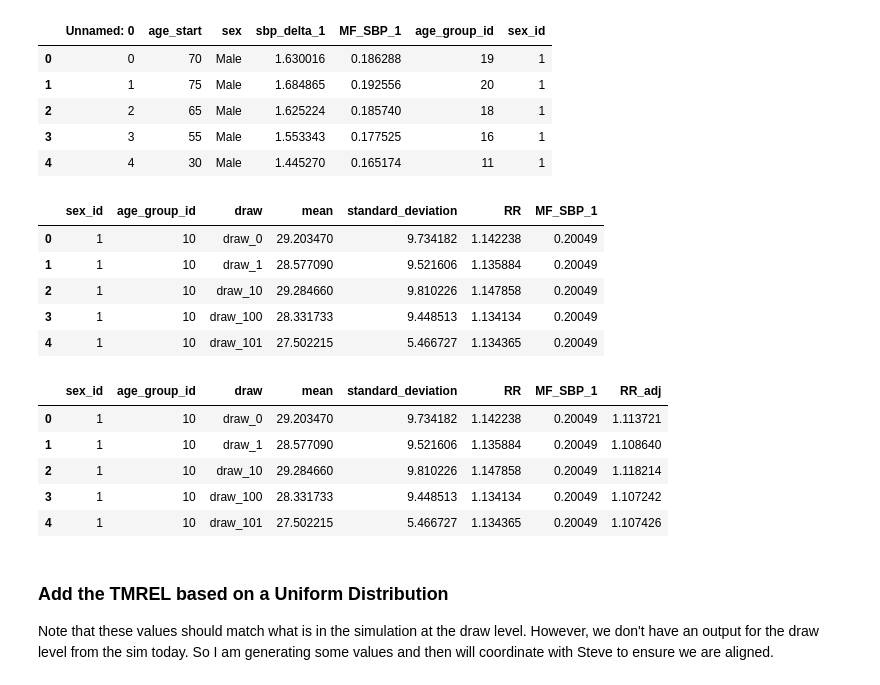
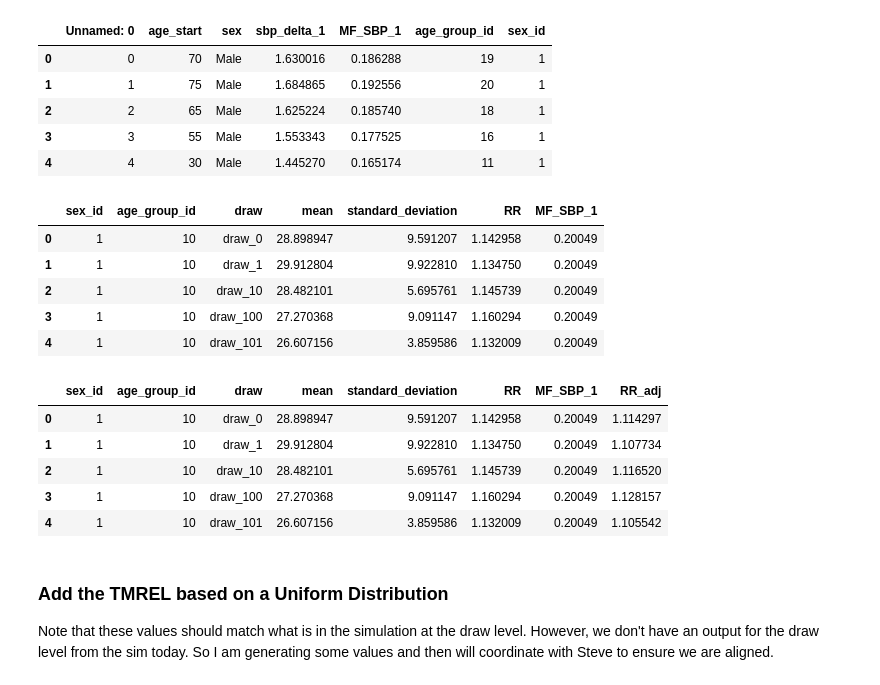
Before and after one commit to ihmeuw/vivarium_research_nih_us_cvd, a Jupyter notebook: PAF_calculations.ipynb, the cells around one changed output. Saved outputs shown, nothing was run; the diff lists cells and outputs as text; code cells hidden in the pictures.

```diff
--- a/PAF_calculations.ipynb
+++ b/PAF_calculations.ipynb
@@ -96,8 +96,8 @@ w_beta = weights['betasr']
 w_mirror_gamma = weights['mgamma']
 w_mirror_gumbel = weights['mgumbel']
 # %%
-params = get_draws(release_id=9,
-         year_id=2021,
+params = get_draws(release_id=6,
+         year_id=2019,
          sex_id=[1,2],
          location_id=523,
          age_group_id=[10,11,12,13,14,15,16,17,18,19,20,30,31,32],
@@ -123 +123,14 @@ data.head()
+# %%
+new_data = pd.DataFrame()
+for i in range(3):
+    for j in range(data.age_group_id.nunique()):
+        age_group_id = data.age_group_id.unique()[j]
+        data_current = data.loc[(data.sex_id == i) & (data.age_group_id == age_group_id)]
+        data_current_reasonable = data_current.standard_deviation.loc[data_current.standard_deviation < 15]
+        for k in range(len(data_current)):
+            if data_current.standard_deviation.iloc[k] > 15:
+                y = random.sample(data_current_reasonable.tolist(),50)
+                avg = np.mean(y)
+                data_current.standard_deviation.iloc[k] = avg
+        new_data = pd.concat([new_data,data_current])
 # %%
@@ -159,7 +172,7 @@ def get_lognorm_from_quantiles(median: float, lower: float, upper: float,
 # %%
 test2 = get_lognorm_from_quantiles(1.14,1.12,1.16).rvs(size=28000)
 # %%
-data['RR'] = test2
-data.head()
+new_data['RR'] = test2
+new_data.head()
 # %% [output]
 | parameter | sex_id | age_group_id | draw | mean | standard_deviation | RR |
@@ -181,25 +194,25 @@ MF.head()
 | 3 | 3 | 55 | Male | 1.553343 | 0.177525 | 16 | 1 |
 | 4 | 4 | 30 | Male | 1.445270 | 0.165174 | 11 | 1 |
 # %%
-data1 = data.merge(MF[['MF_SBP_1','age_group_id','sex_id']], on=['age_group_id','sex_id'])
+data1 = new_data.merge(MF[['MF_SBP_1','age_group_id','sex_id']], on=['age_group_id','sex_id'])
 data1.head()
 # %% [output]
 |  | sex_id | age_group_id | draw | mean | standard_deviation | RR | MF_SBP_1 |
-| 0 | 1 | 10 | draw_0 | 29.203470 | 9.734182 | 1.142238 | 0.20049 |
-| 1 | 1 | 10 | draw_1 | 28.577090 | 9.521606 | 1.135884 | 0.20049 |
-| 2 | 1 | 10 | draw_10 | 29.284660 | 9.810226 | 1.147858 | 0.20049 |
-| 3 | 1 | 10 | draw_100 | 28.331733 | 9.448513 | 1.134134 | 0.20049 |
-| 4 | 1 | 10 | draw_101 | 27.502215 | 5.466727 | 1.134365 | 0.20049 |
+| 0 | 1 | 10 | draw_0 | 28.898947 | 9.591207 | 1.142958 | 0.20049 |
+| 1 | 1 | 10 | draw_1 | 29.912804 | 9.922810 | 1.134750 | 0.20049 |
+| 2 | 1 | 10 | draw_10 | 28.482101 | 5.695761 | 1.145739 | 0.20049 |
+| 3 | 1 | 10 | draw_100 | 27.270368 | 9.091147 | 1.160294 | 0.20049 |
+| 4 | 1 | 10 | draw_101 | 26.607156 | 3.859586 | 1.132009 | 0.20049 |
 # %%
 data1['RR_adj'] = (1 - data1['MF_SBP_1']) * (data1['RR'] - 1) + 1
 data1.head()
 # %% [output]
 |  | sex_id | age_group_id | draw | mean | standard_deviation | RR | MF_SBP_1 | RR_adj |
-| 0 | 1 | 10 | draw_0 | 29.203470 | 9.734182 | 1.142238 | 0.20049 | 1.113721 |
-| 1 | 1 | 10 | draw_1 | 28.577090 | 9.521606 | 1.135884 | 0.20049 | 1.108640 |
-| 2 | 1 | 10 | draw_10 | 29.284660 | 9.810226 | 1.147858 | 0.20049 | 1.118214 |
-| 3 | 1 | 10 | draw_100 | 28.331733 | 9.448513 | 1.134134 | 0.20049 | 1.107242 |
-| 4 | 1 | 10 | draw_101 | 27.502215 | 5.466727 | 1.134365 | 0.20049 | 1.107426 |
+| 0 | 1 | 10 | draw_0 | 28.898947 | 9.591207 | 1.142958 | 0.20049 | 1.114297 |
+| 1 | 1 | 10 | draw_1 | 29.912804 | 9.922810 | 1.134750 | 0.20049 | 1.107734 |
+| 2 | 1 | 10 | draw_10 | 28.482101 | 5.695761 | 1.145739 | 0.20049 | 1.116520 |
+| 3 | 1 | 10 | draw_100 | 27.270368 | 9.091147 | 1.160294 | 0.20049 | 1.128157 |
+| 4 | 1 | 10 | draw_101 | 26.607156 | 3.859586 | 1.132009 | 0.20049 | 1.105542 |
 # %% [markdown]
 ### Add the TMREL based on a Uniform Distribution
 
```
Also changed, not shown: parts of 18 cells of this notebook, 3 other files.
